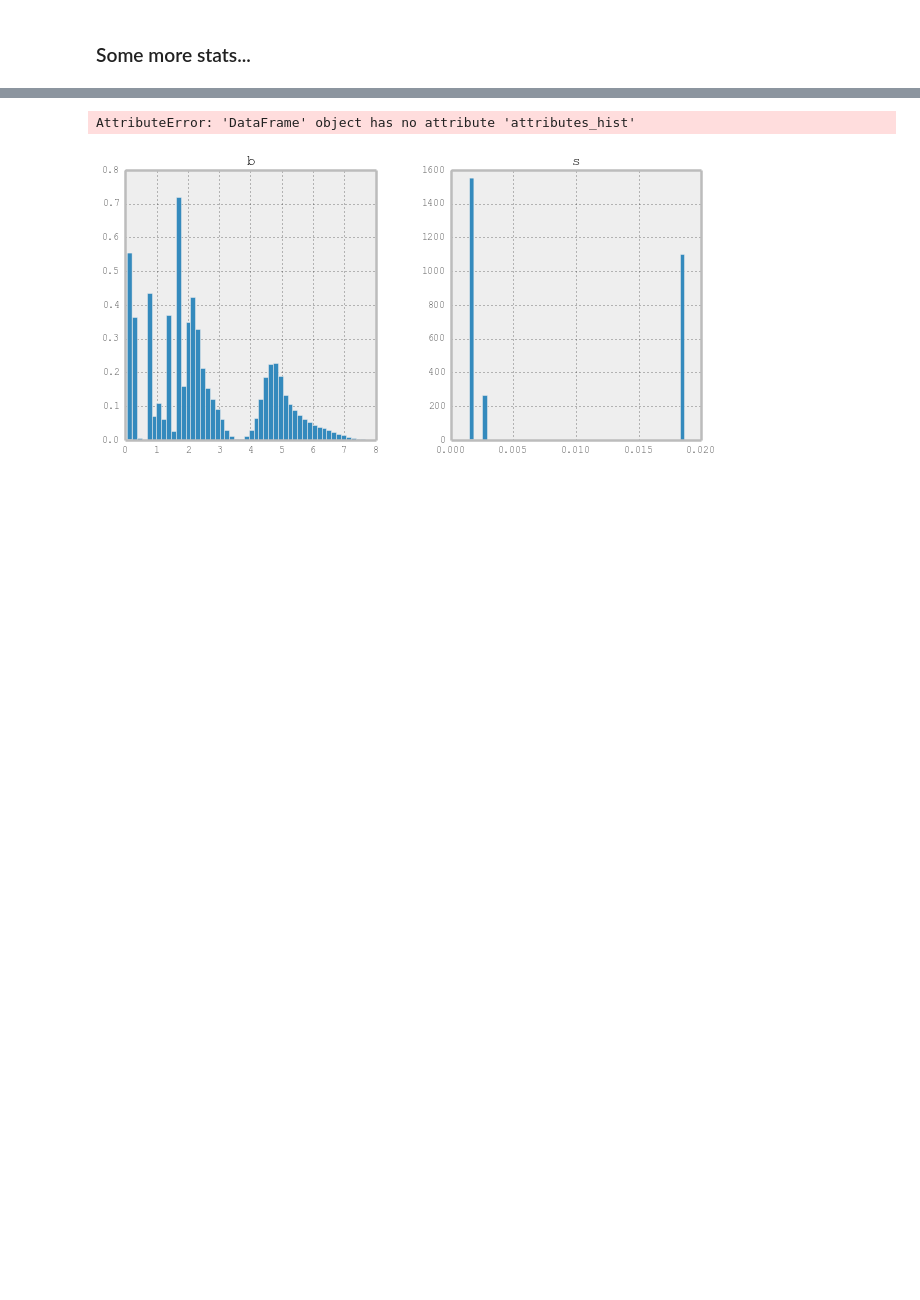
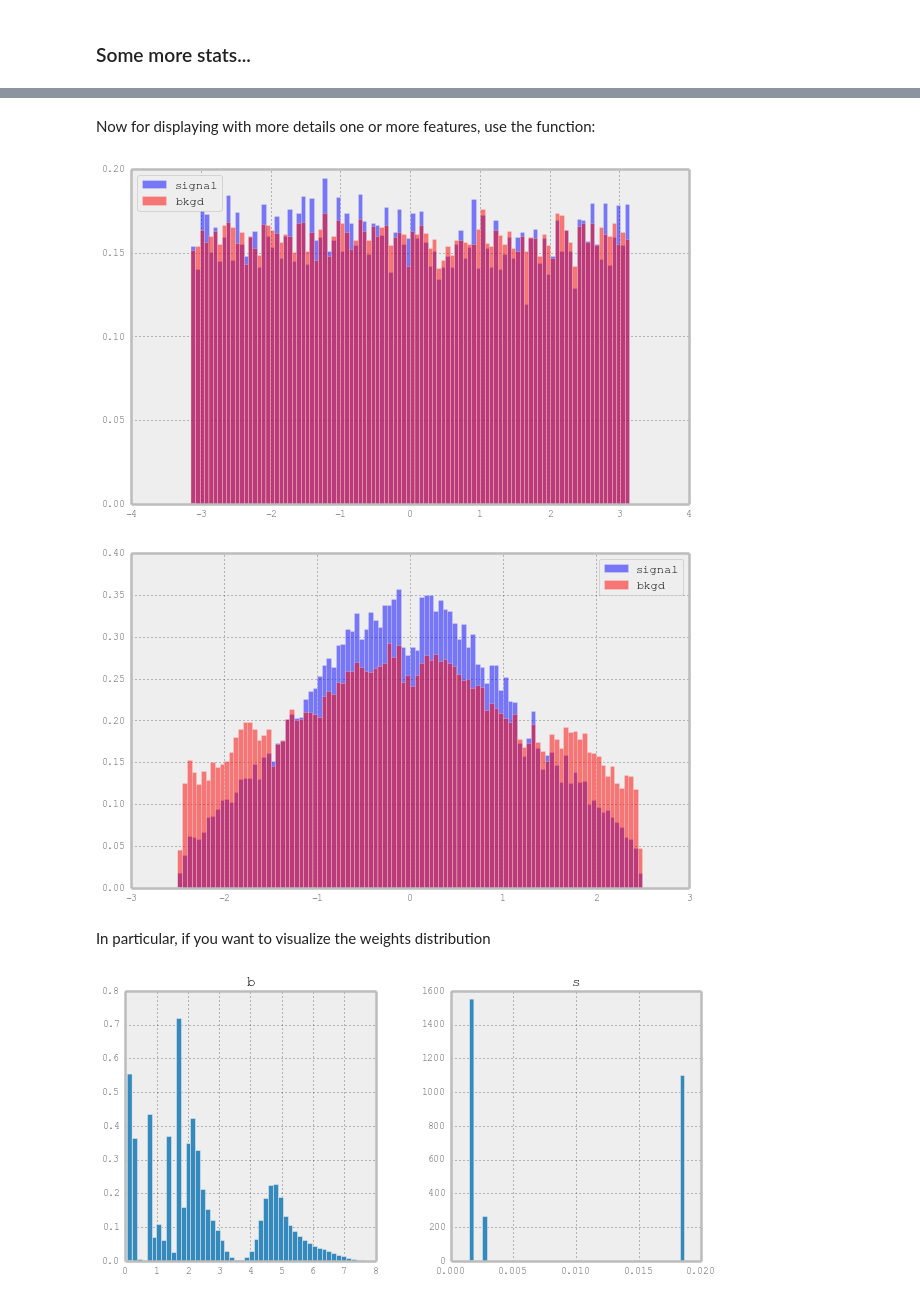
Before and after one commit to Djabbz/SOS14_practical_session, a Jupyter notebook: SOS.ipynb, the cells around one changed output, grey strips where cells are left out. Saved outputs shown, nothing was run; the diff lists cells and outputs as text; code cells hidden in the pictures; blank space fills up the shorter version.

```diff
--- a/SOS.ipynb
+++ b/SOS.ipynb
@@ -66,7 +91,12 @@ train_data.cleaned_describe()
+# %% [markdown]
+Now for displaying with more details one or more features, use the function:
 # %%
-train_data.attributes_hist() ;
+train_data.attributes_hist(['PRI_tau_phi', 'PRI_tau_eta']) ;
 # %% [output]
-AttributeError: 'DataFrame' object has no attribute 'attributes_hist'
+[figure, added]
+[figure, added]
+# %% [markdown]
+In particular, if you want to visualize the weights distribution
 # %%
 train_data.weights_hist()
 # %% [output]
```
Also changed, not shown: parts of 12 cells of this notebook, 1 other file.
